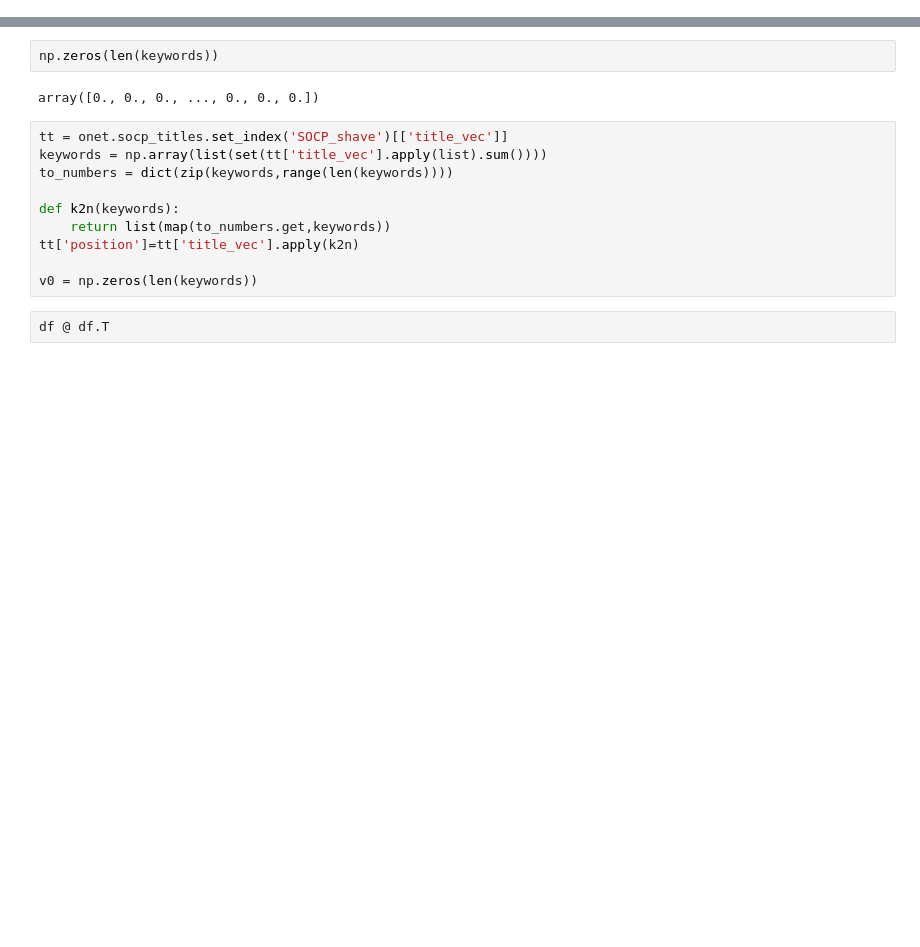
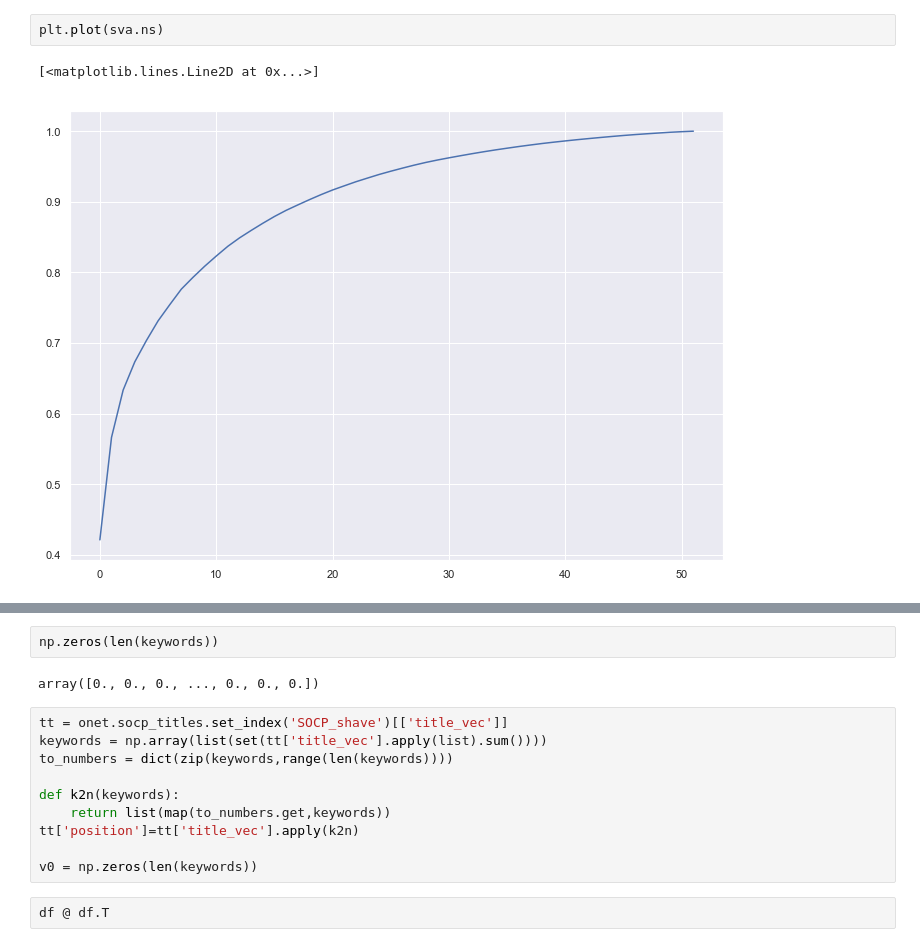
Before and after one commit to dnordfors/archetypes, a Jupyter notebook: workspace/Untitled13.ipynb, the cells around one changed output, grey strips where cells are left out. Cells and saved outputs as stored; diff of their text form; blank space fills up the shorter version.

```diff
--- a/workspace/Untitled13.ipynb
+++ b/workspace/Untitled13.ipynb
@@ -883,0 +813,5 @@ corr_mat = corr.set_index([1,0]).unstack()
+# %%
+plt.plot(sva.ns)
+# %% [output]
+[<matplotlib.lines.Line2D at 0x...>]
+[figure, added]
```
Also changed, not shown: parts of 38 cells of this notebook, 1 other file.
